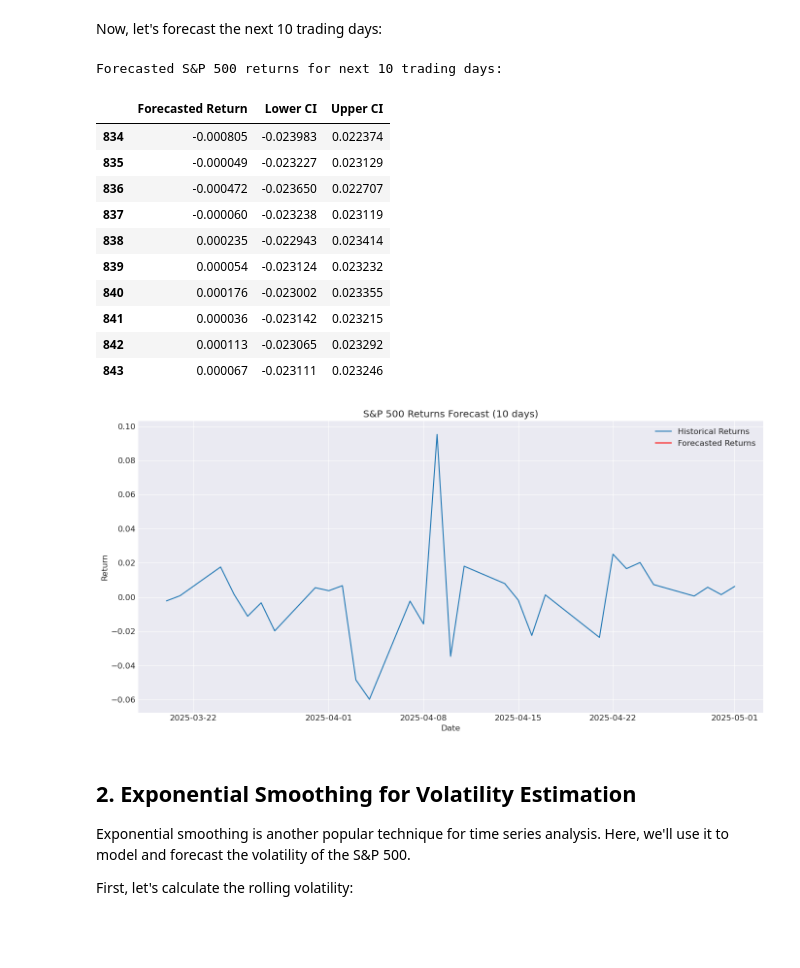
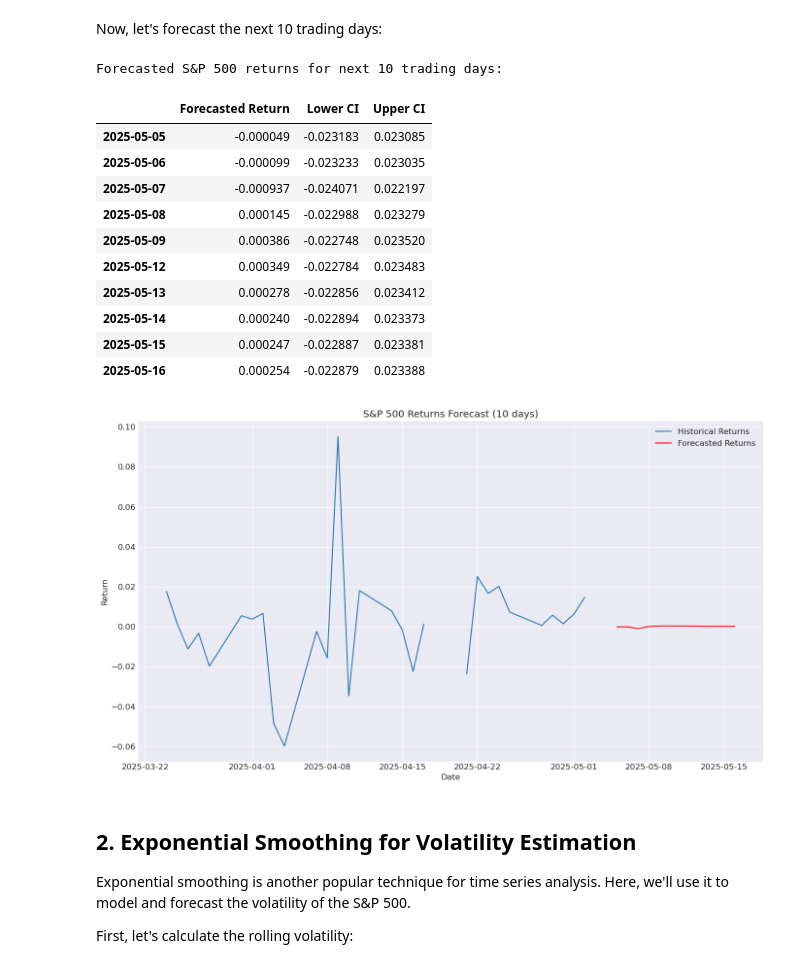
Before and after one commit to tomas-rampas/fin-math-quant-recipes, a Jupyter notebook: jupiters/01 Time Series Analysis Models for S&P 500.ipynb, the cells around one changed output. Drawn from its saved outputs; the diff is of its cells as text; code cells hidden in the pictures; blank space fills up the shorter version.

Commit message:
Time Sireies analysis with StatsForecast added,

```diff
--- a/jupiters/01 Time Series Analysis Models for S&P 500.ipynb
+++ b/jupiters/01 Time Series Analysis Models for S&P 500.ipynb
@@ -64,9 +64,9 @@ ARIMA (Autoregressive Integrated Moving Average) models are widely used for time
 First, let's calculate daily returns and visualize them:
 # %%
 # Calculate daily returns
-sp500['Returns'] = sp500['Close'].pct_change()
-returns = sp500['Returns'].dropna()
-
+sp500['Returns'] = sp500['Close']['^GSPC'].ffill().pct_change()
+returns = sp500['Returns'].dropna().asfreq('B')
+print(sp500.head())
 # Plot returns
 plt.figure(figsize=(14, 7))
 plt.plot(returns)
@@ -107,6 +124,6 @@ We'll use an ARIMA(5,1,2) model, which means:
 # %%
 # Fit ARIMA model
-model = ARIMA(returns, order=(5, 1, 2))
+model = ARIMA(returns, order=(5, 0, 0))
 model_fit = model.fit()
 
 # Display model summary
@@ -154,39 +171,36 @@ forecast_df
 # %% [output]
 Forecasted S&P 500 returns for next 10 trading days:
 |  | Forecasted Return | Lower CI | Upper CI |
-| 834 | -0.000805 | -0.023983 | 0.022374 |
-| 835 | -0.000049 | -0.023227 | 0.023129 |
-| 836 | -0.000472 | -0.023650 | 0.022707 |
-| 837 | -0.000060 | -0.023238 | 0.023119 |
-| 838 | 0.000235 | -0.022943 | 0.023414 |
-| 839 | 0.000054 | -0.023124 | 0.023232 |
-| 840 | 0.000176 | -0.023002 | 0.023355 |
-| 841 | 0.000036 | -0.023142 | 0.023215 |
-| 842 | 0.000113 | -0.023065 | 0.023292 |
-| 843 | 0.000067 | -0.023111 | 0.023246 |
+| 2025-05-05 | -0.000049 | -0.023183 | 0.023085 |
+| 2025-05-06 | -0.000099 | -0.023233 | 0.023035 |
+| 2025-05-07 | -0.000937 | -0.024071 | 0.022197 |
+| 2025-05-08 | 0.000145 | -0.022988 | 0.023279 |
+| 2025-05-09 | 0.000386 | -0.022748 | 0.023520 |
+| 2025-05-12 | 0.000349 | -0.022784 | 0.023483 |
+| 2025-05-13 | 0.000278 | -0.022856 | 0.023412 |
+| 2025-05-14 | 0.000240 | -0.022894 | 0.023373 |
+| 2025-05-15 | 0.000247 | -0.022887 | 0.023381 |
+| 2025-05-16 | 0.000254 | -0.022879 | 0.023388 |
 # %%
-# Plot forecasted returns
-plt.figure(figsize=(14, 7))
-
 # Plot historical returns
 plt.plot(returns[-30:], label='Historical Returns')
 
-# Create forecast index starting from the last date in the historical data
+# The forecast object already has the correct index
 last_date = returns.index[-1]
-forecast_idx = pd.date_range(start=last_date + pd.Timedelta(days=1), periods=10, freq='B')
+forecast_idx = pd.date_range(start=last_date + pd.Timedelta(days=1), periods=10)
 forecast_series = pd.Series(forecast, index=forecast_idx)
 
-# Plot forecast
-plt.plot(forecast_series, color='red', label='Forecasted Returns')
+# Plot forecast using the forecast Series directly
+plt.plot(forecast, color='red', label='Forecasted Returns')
 plt.title('S&P 500 Returns Forecast (10 days)')
 plt.xlabel('Date')
 plt.ylabel('Return')
 plt.legend()
 plt.grid(True)
 plt.tight_layout()
 plt.show()
 # %% [output]
-[figure, old version]
+[figure, new version]
 # %% [markdown]
 ## 2. Exponential Smoothing for Volatility Estimation
 
```
Also changed, not shown: parts of 9 cells of this notebook, 3 other files.
